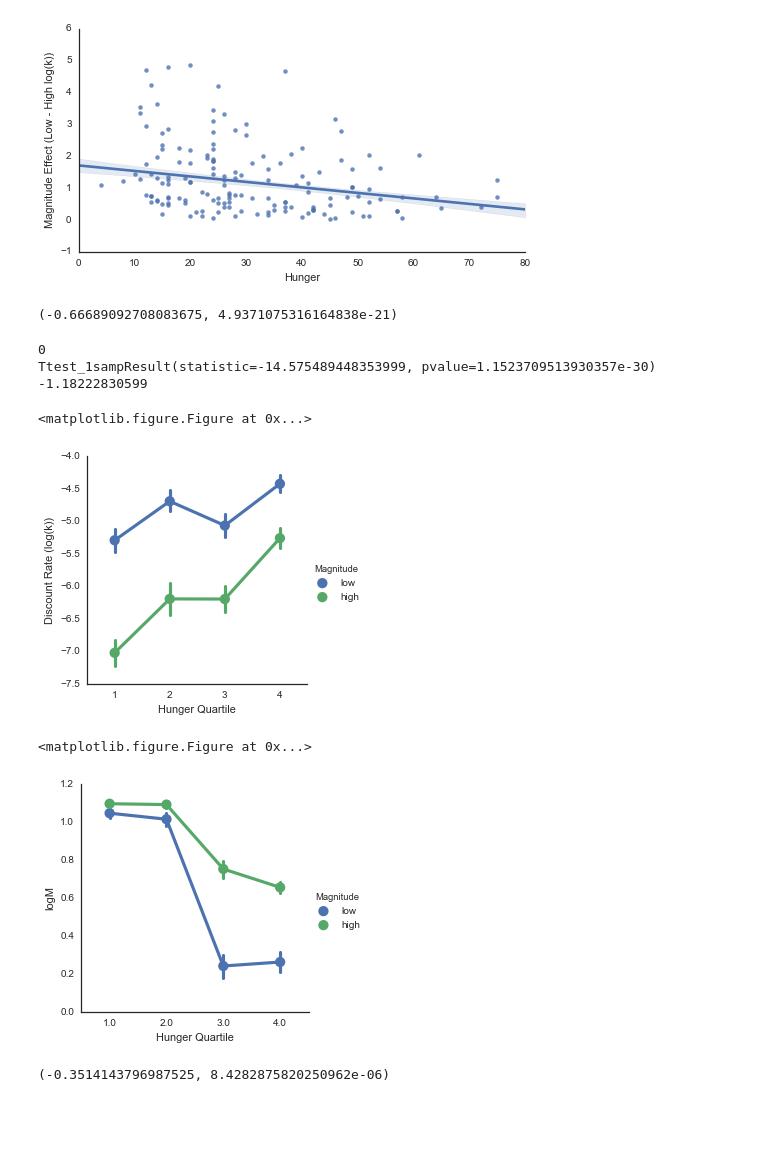
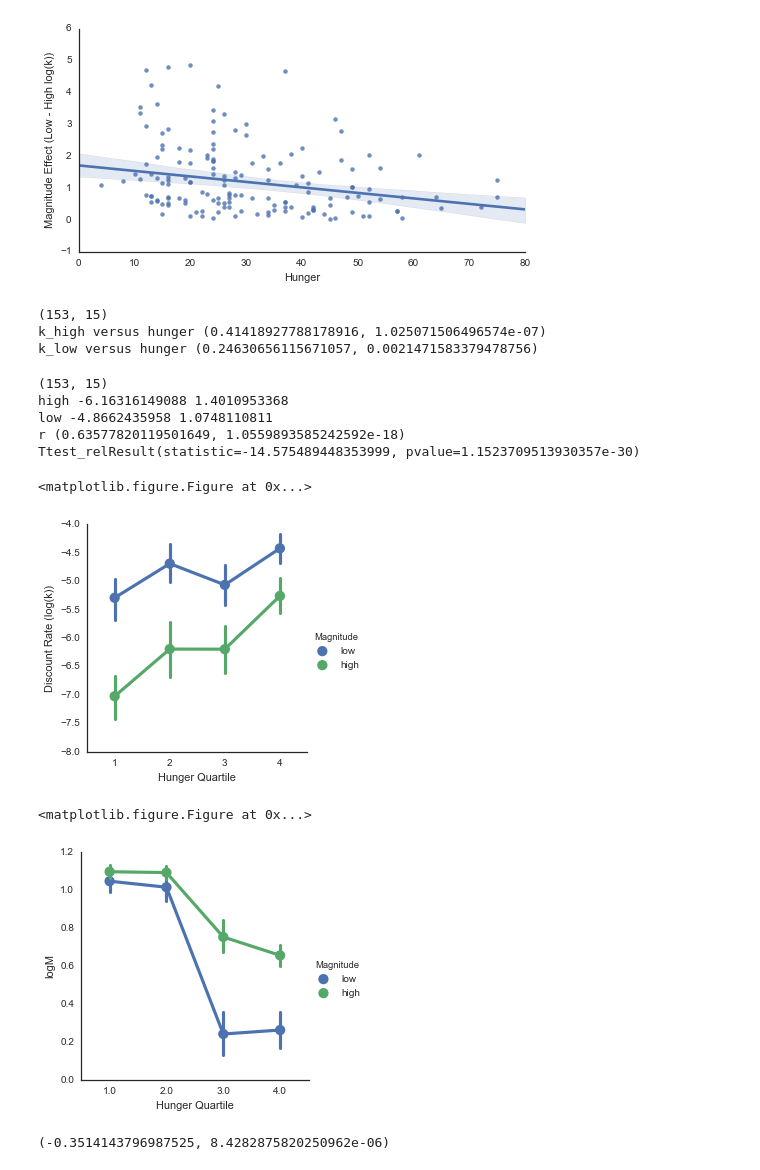
Before and after one commit to iancballard/magnitude, a Jupyter notebook: behavioral/analyze_behavioral_studies.ipynb, the cells around one changed output. Saved outputs shown, nothing was run; the diff lists cells and outputs as text; code cells hidden in the pictures; blank space fills up the shorter version.

Commit message:
added analyses of fMRI behavioral data

```diff
--- a/behavioral/analyze_behavioral_studies.ipynb
+++ b/behavioral/analyze_behavioral_studies.ipynb
@@ -34,0 +32,2 @@ data_dir = '/home/iballard/mag/scripts/behavioral/'
+# %%
+home_dir = '/Users/ianballard/Dropbox/Magnitude_fMRI/'
@@ -37,11 +94,11 @@ data_dir = '/home/iballard/mag/scripts/behavioral/'
 # %%
 plt.figure(figsize=(8, 4))
-hunger = pd.read_csv(data_dir + 'hunger_k_and_m.csv')
+hunger = pd.read_csv(home_dir + 'hunger_k_and_m.csv')
 hunger = hunger.dropna()
 hunger['Hunger'] = hunger['hunger']
 hunger['Magnitude Effect (Low - High log(k))'] = [np.log(l) - np.log(h) for h,l in zip(hunger['k_high'],hunger['k_low'])]
 
-ax = sns.regplot(y = 'Magnitude Effect (Low - High log(k))',x = 'Hunger',data = hunger,ci = 68,
+ax = sns.regplot(y = 'Magnitude Effect (Low - High log(k))',x = 'Hunger',data = hunger,ci = 95,
                 robust = True)
 sns.despine()
 print scipy.stats.pearsonr(hunger['Magnitude Effect (Low - High log(k))'],np.log(hunger['hunger']))
@@ -51,33 +108,43 @@ plt.savefig(home_dir + '/Figures/hunger_mag_corr.svg',dpi=300)
 [figure]
 # %%
 #compute correlations
-scipy.stats.pearsonr(np.log(hunger['m_low']),np.log(hunger['hunger']))
+print hunger.shape
+print 'k_high versus hunger',scipy.stats.pearsonr(np.log(hunger['k_high']),np.log(hunger['hunger']))
+print 'k_low versus hunger',scipy.stats.pearsonr(np.log(hunger['k_low']),np.log(hunger['hunger']))
 # %% [output]
-(-0.66689092708083675, 4.9371075316164838e-21)
+(153, 15)
+k_high versus hunger (0.41418927788178916, 1.025071506496574e-07)
+k_low versus hunger (0.24630656115671057, 0.0021471583379478756)
 # %%
 #compute size of magnitude effect
-diff = np.log(hunger['k_high']) - np.log(hunger['k_low'])
-print np.sum(diff > 0)
-print scipy.stats.ttest_1samp(diff,0)
-print np.mean(diff)/np.std(diff)
+print hunger.shape
+high = np.log(hunger['k_high'])
+low = np.log(hunger['k_low'])
+print 'high',np.mean(high), np.std(high)
+print 'low',np.mean(low), np.std(low)
+print 'r', scipy.stats.pearsonr(high,low)
+diff = high - low
+print scipy.stats.ttest_rel(high,low)
 # %% [output]
-0
-Ttest_1sampResult(statistic=-14.575489448353999, pvalue=1.1523709513930357e-30)
--1.18222830599
+(153, 15)
+high -6.16316149088 1.4010953368
+low -4.8662435958 1.0748110811
+r (0.63577820119501649, 1.0559893585242592e-18)
+Ttest_relResult(statistic=-14.575489448353999, pvalue=1.1523709513930357e-30)
 # %%
 #plot discount rate as a function of magnitude and hunger
 plt.figure(figsize=(4, 4))
 df = pd.DataFrame()
 df['Hunger Quartile'] = map(int,list(hunger['hungerLevel'].values)*2)
 df['Discount Rate (log(k))'] = map(np.log,hunger['k_low'].values) + map(np.log,hunger['k_high'].values)
 df['Magnitude'] = ['low']*len(hunger['k_low']) + ['high']*len(hunger['k_high'])
 
-sns.factorplot(x="Hunger Quartile", y="Discount Rate (log(k))", hue="Magnitude",data=df,ci=68);
+sns.factorplot(x="Hunger Quartile", y="Discount Rate (log(k))", hue="Magnitude",data=df,ci=95);
 
 plt.savefig(home_dir + '/Figures/hunger_mag_quartiles.svg',dpi=300)
 # %% [output]
 <matplotlib.figure.Figure at 0x...>
-[figure, old version]
+[figure, new version]
 # %%
 #plot M as a function of magnitude and hunger
 plt.figure(figsize=(4, 4))
@@ -85,11 +152,11 @@ df = pd.DataFrame()
 df['Hunger Quartile'] = list(hunger['hungerLevel'].values)*2
 df['logM'] = map(np.log,hunger['m_low'].values) + map(np.log,hunger['m_high'].values)
 df['Magnitude'] = ['low']*len(hunger['m_low']) + ['high']*len(hunger['m_high'])
-sns.factorplot(x="Hunger Quartile", y="logM", hue="Magnitude", data=df, ci=68);
+sns.factorplot(x="Hunger Quartile", y="logM", hue="Magnitude", data=df, ci=95);
 plt.savefig(home_dir + '/Figures/m_quartiles.svg',dpi=300)
 # %% [output]
 <matplotlib.figure.Figure at 0x...>
-[figure, old version]
+[figure, new version]
 # %%
 #plot correlation of M magnitude effect with hunger
 plt.figure(figsize=(8, 4))
```
Also changed, not shown: parts of 18 cells of this notebook.
